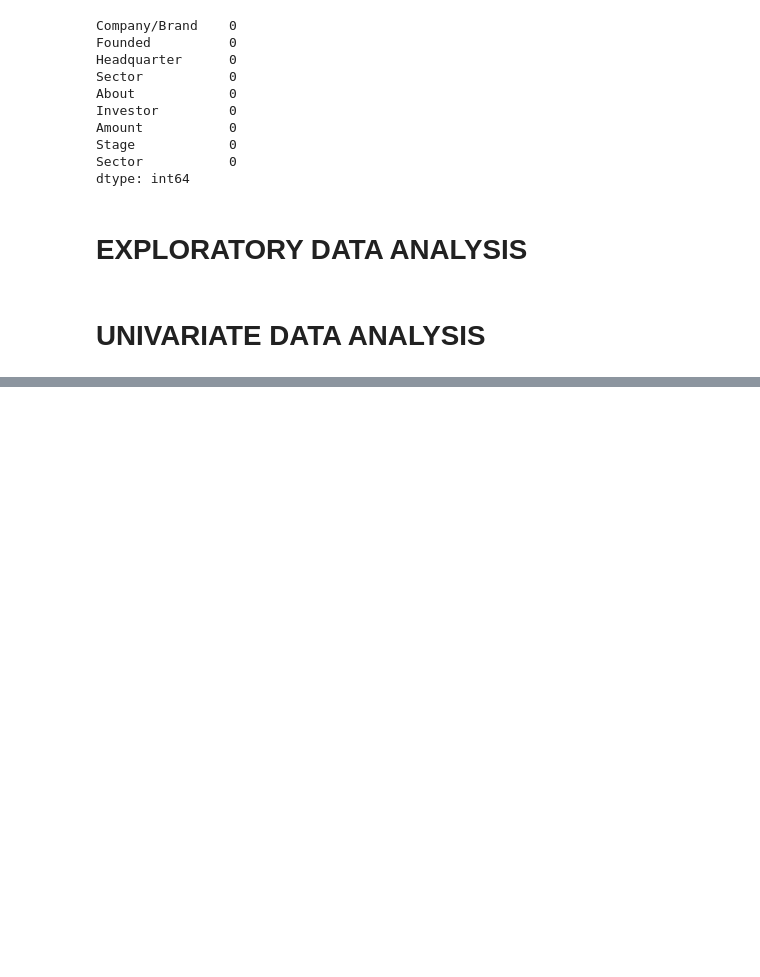
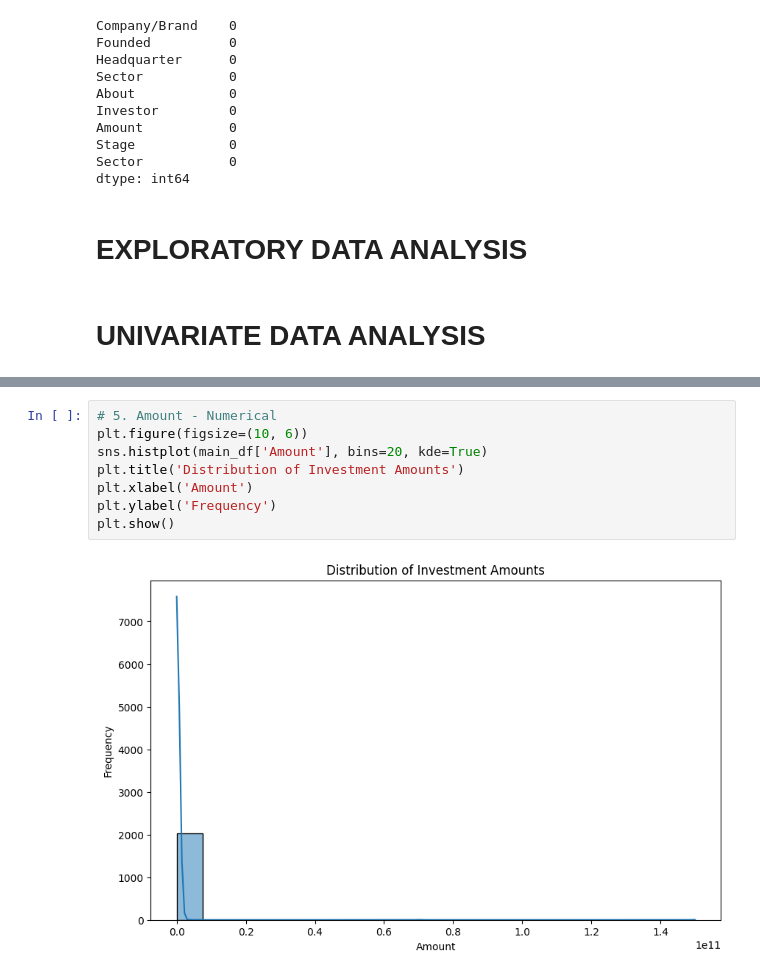
Before and after one commit to Amarquaye009/FIRST-PROJECT---CUSTOMER-CHURN-ANALYSIS, a Jupyter notebook: main.ipynb, the cells around one changed output, grey strips where cells are left out. Cells and saved outputs as stored; diff of their text form; blank space fills up the shorter version.

```diff
--- a/main.ipynb
+++ b/main.ipynb
@@ -694,0 +732,10 @@ dtype: int64
+# %%
+# 5. Amount - Numerical
+plt.figure(figsize=(10, 6))
+sns.histplot(main_df['Amount'], bins=20, kde=True)
+plt.title('Distribution of Investment Amounts')
+plt.xlabel('Amount')
+plt.ylabel('Frequency')
+plt.show()
+# %% [output]
+[figure, added]
```
Also changed, not shown: parts of 7 cells of this notebook.
